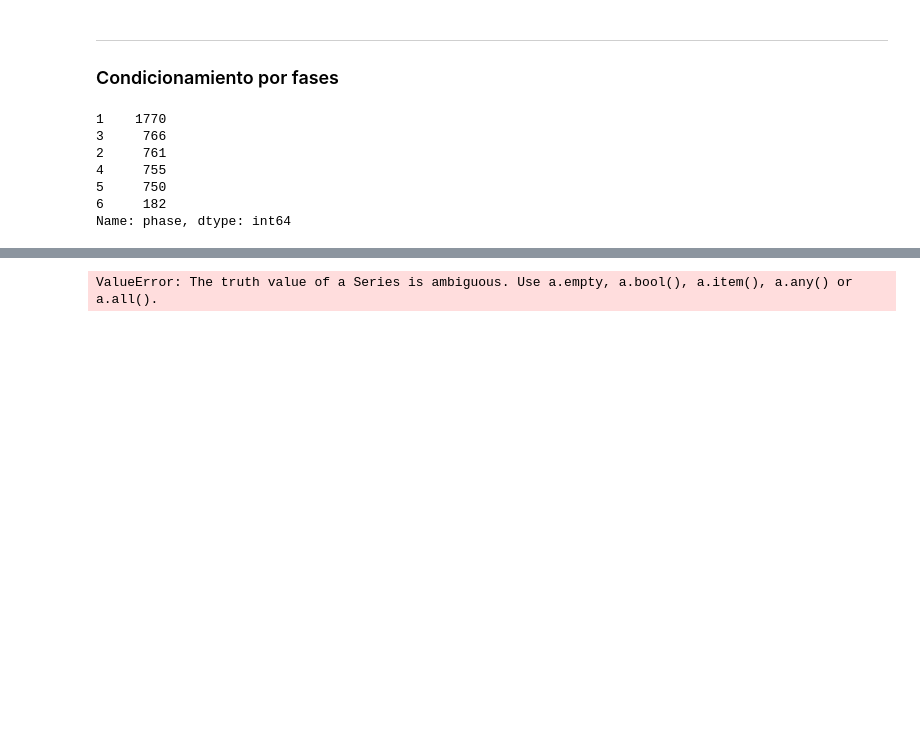
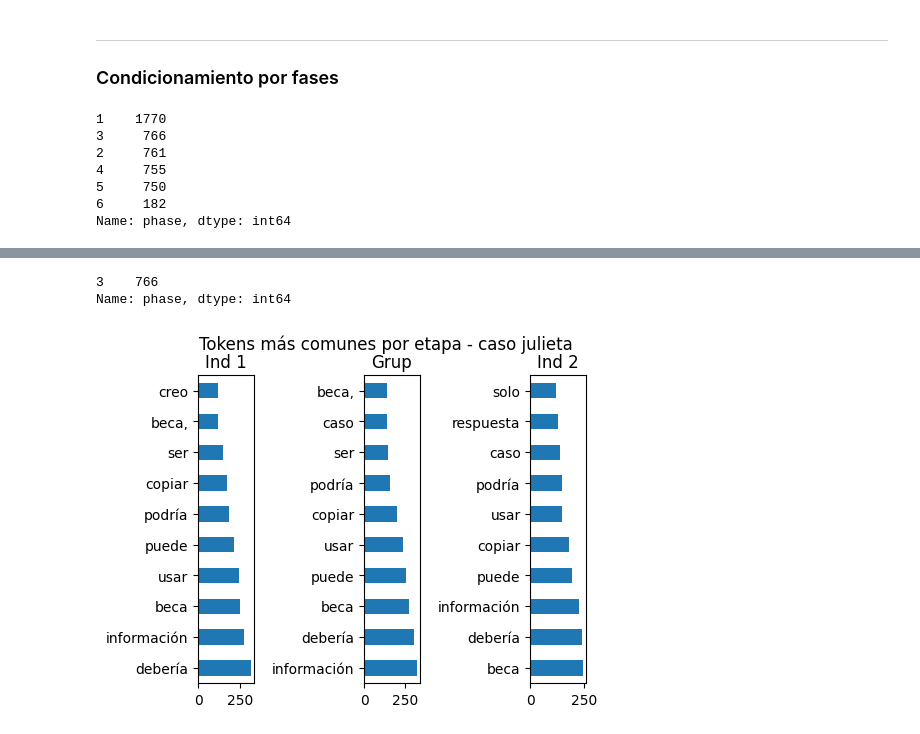
Before and after one commit to camilocarvajalreyes/ethicapp-nlp, a Jupyter notebook: exploracion_caso_julieta.ipynb, the cells around one changed output, grey strips where cells are left out. Cells and saved outputs as stored; diff of their text form; code cells hidden in the pictures; blank space fills up the shorter version.

Commit message:
update exploracion adela julieta

```diff
--- a/exploracion_caso_julieta.ipynb
+++ b/exploracion_caso_julieta.ipynb
@@ -265,6 +242,0 @@ datamap
-# %%
-from utils.cargar import df_caso
-
-caso = 'julieta'
-df = df_caso(caso)
-df.head()
@@ -279,6 +243,23 @@ df.head()
 # %%
 from utils.cargar import fase
 
-df = fase(df,'Ind1',caso)
+df_ind1 = fase(df,'Ind1',caso)
+
+df_ind1['phase'].value_counts()
 # %% [output]
-ValueError: The truth value of a Series is ambiguous. Use a.empty, a.bool(), a.item(), a.any() or a.all().
+3    766
+Name: phase, dtype: int64
+# %%
+toks_ind1 = most_common(fase(df,'Ind1',caso),'comment',ignore=stopwords.words('spanish')+['si', caso])
+toks_grup = most_common(fase(df,'Grup',caso),'comment',ignore=stopwords.words('spanish')+['si', caso])
+toks_ind2 = most_common(fase(df,'Ind2',caso),'comment',ignore=stopwords.words('spanish')+['si', caso])
+
+fig, axs = plt.subplots(1, 3)
+plt.subplots_adjust(wspace=2, hspace=0.4)
+
+plot_token_frequency(toks_ind1,'Ind 1',ax=axs[0])
+plot_token_frequency(toks_grup,'Grup',ax=axs[1])
+plot_token_frequency(toks_ind2,'Ind 2',ax=axs[2])
+fig.suptitle("Tokens más comunes por etapa - caso {}".format(caso));
+# %% [output]
+[figure, added]
```
Also changed, not shown: parts of 6 cells of this notebook, 1 other file.
